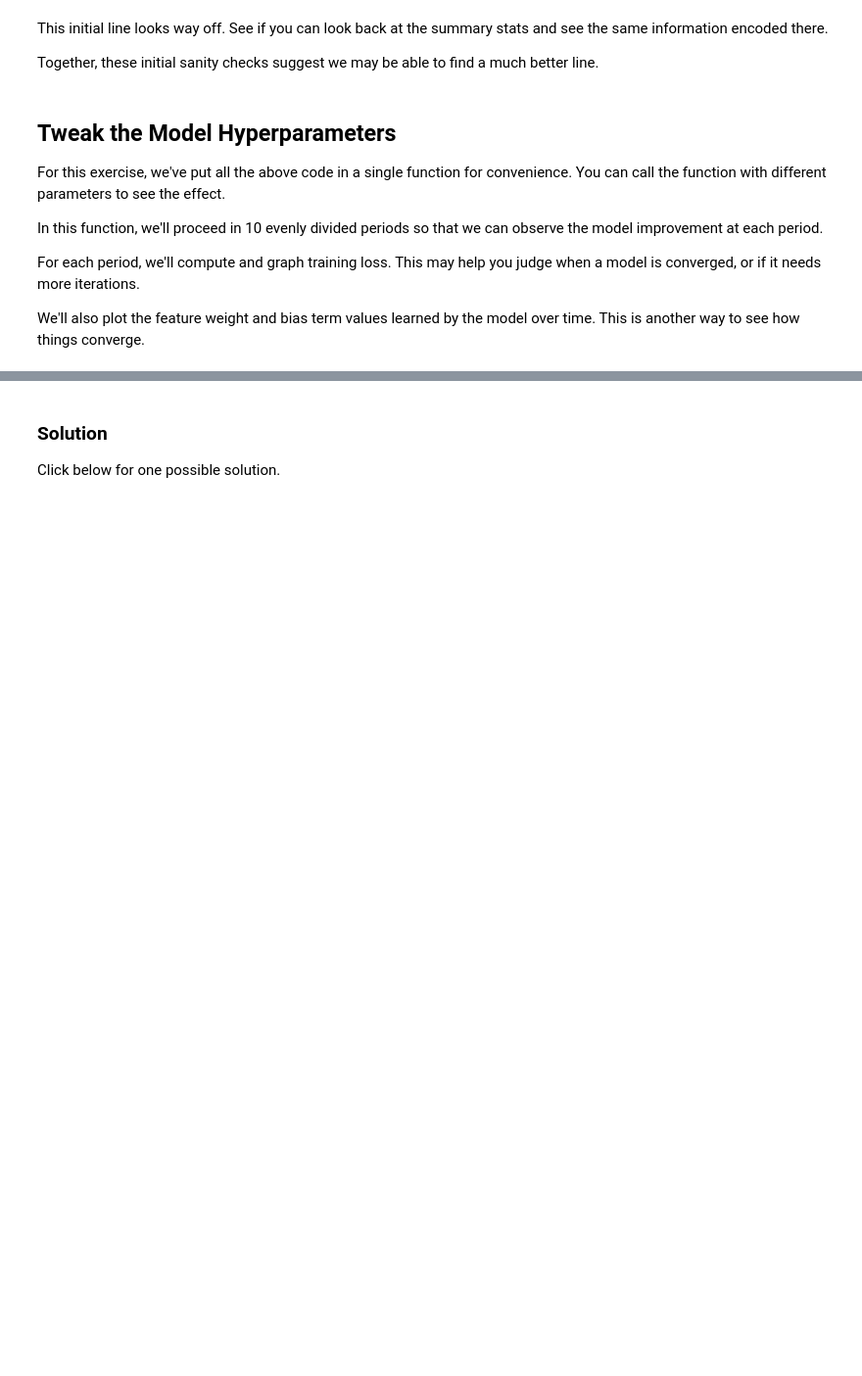
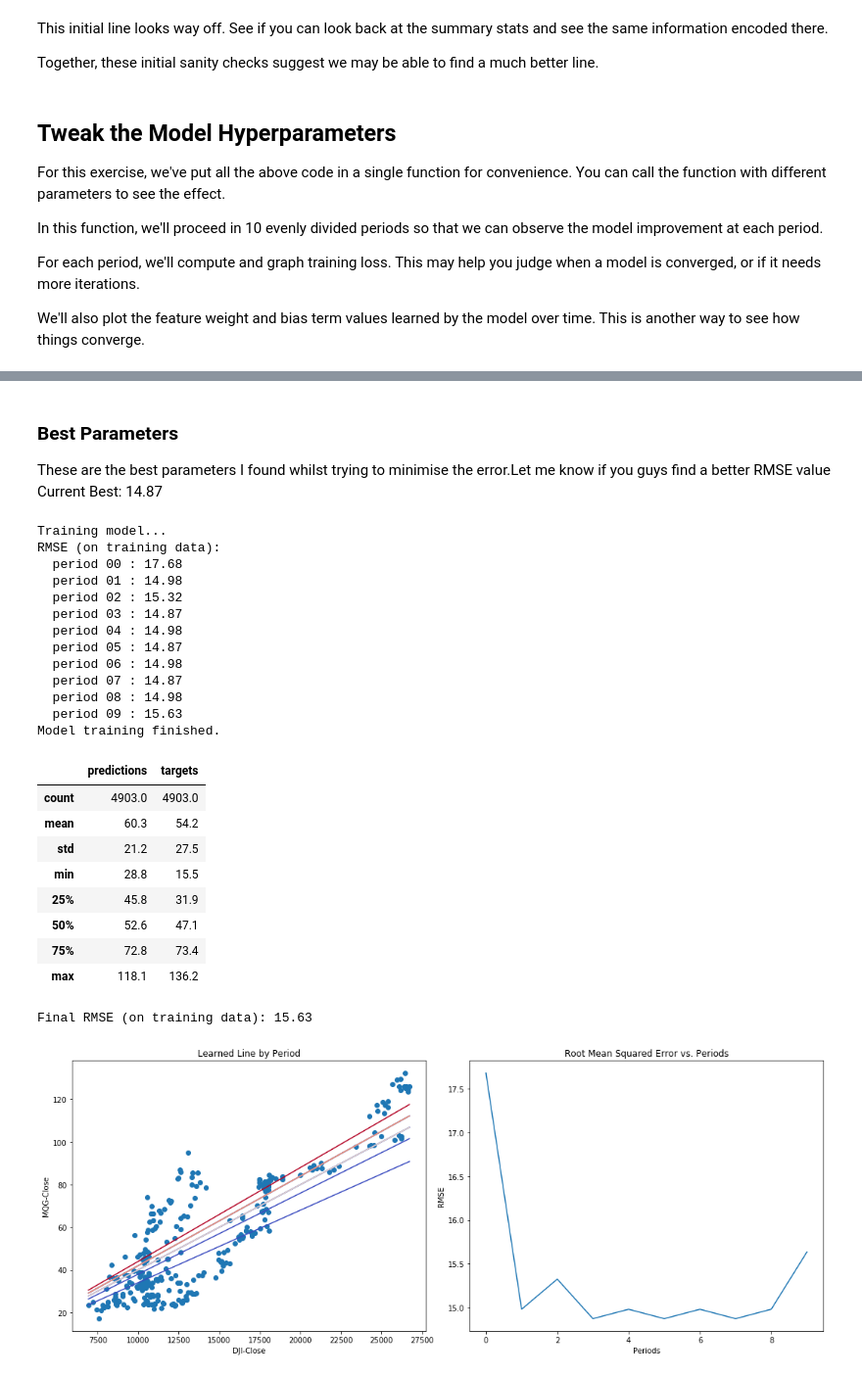
Before and after one commit to lunico86/Calypso-Trading-bot, a Jupyter notebook: MQG_DJI_linearRegression.ipynb, the cells around one changed output, grey strips where cells are left out. Shown at 98% size. Cells and saved outputs as stored; diff of their text form; code cells hidden in the pictures; blank space fills up the shorter version.

```diff
--- a/MQG_DJI_linearRegression.ipynb
+++ b/MQG_DJI_linearRegression.ipynb
@@ -369,10 +429,35 @@ train_model(
-# %% [markdown]
-### Solution
-
-Click below for one possible solution.
+# %% [markdown]
+### Best Parameters
+These are the best parameters I found whilst trying to minimise the error.Let me know if you guys find a better RMSE value
+Current Best: 14.87
 # %%
 train_model(
     learning_rate=0.00002,
     steps=500,
-    batch_size=5
+    batch_size=100
 )
+# %% [output]
+Training model...
+RMSE (on training data):
+  period 00 : 17.68
+  period 01 : 14.98
+  period 02 : 15.32
+  period 03 : 14.87
+  period 04 : 14.98
+  period 05 : 14.87
+  period 06 : 14.98
+  period 07 : 14.87
+  period 08 : 14.98
+  period 09 : 15.63
+Model training finished.
+|  | predictions | targets |
+| count | 4903.0 | 4903.0 |
+| mean | 60.3 | 54.2 |
+| std | 21.2 | 27.5 |
+| min | 28.8 | 15.5 |
+| 25% | 45.8 | 31.9 |
+| 50% | 52.6 | 47.1 |
+| 75% | 72.8 | 73.4 |
+| max | 118.1 | 136.2 |
+Final RMSE (on training data): 15.63
+[figure, added]
```
Also changed, not shown: parts of 31 cells of this notebook.
